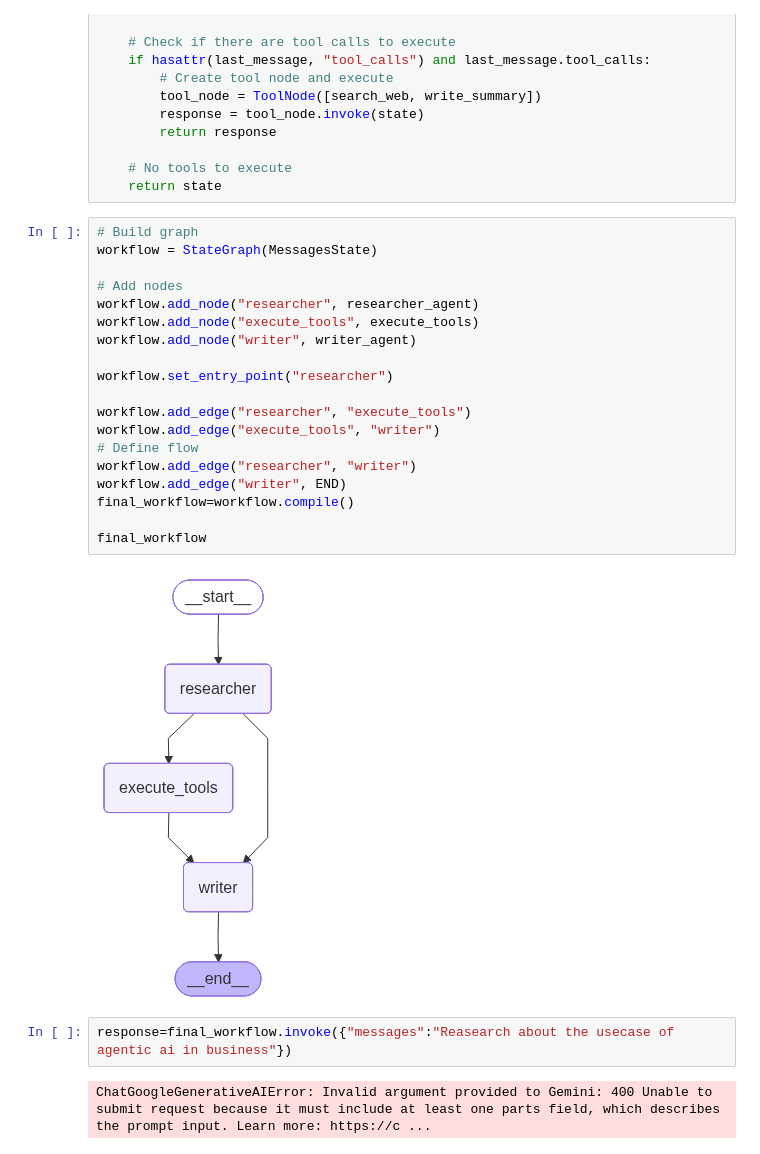
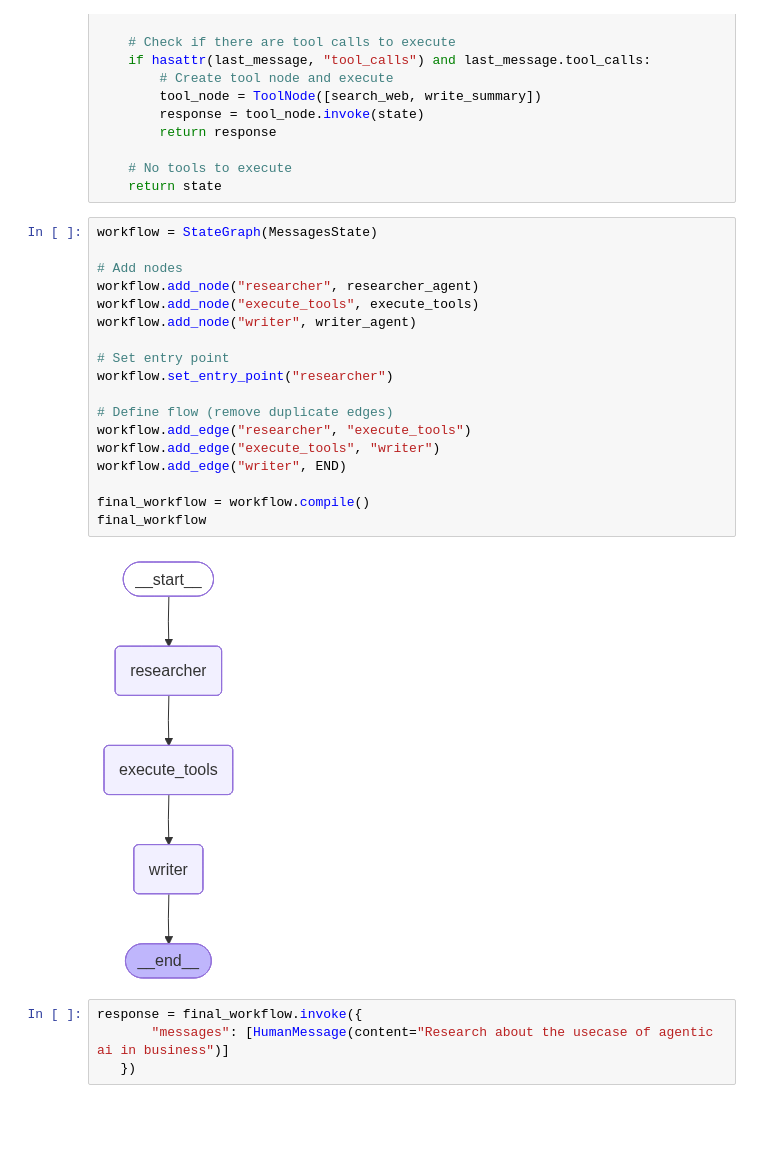
Before and after one commit to ahmadfaisal9900/LangGraph-Basics, a Jupyter notebook: Multi-Agent/multi_ai_agent.ipynb, the cells around one changed output. Cells and saved outputs as stored; diff of their text form; blank space fills up the shorter version.

```diff
--- a/Multi-Agent/multi_ai_agent.ipynb
+++ b/Multi-Agent/multi_ai_agent.ipynb
@@ -95,29 +95,28 @@ def execute_tools(state: AgentState):
     # No tools to execute
     return state
 # %%
-# Build graph
 workflow = StateGraph(MessagesState)
 
 # Add nodes
 workflow.add_node("researcher", researcher_agent)
 workflow.add_node("execute_tools", execute_tools)
 workflow.add_node("writer", writer_agent)
 
+# Set entry point
 workflow.set_entry_point("researcher")
 
+# Define flow (remove duplicate edges)
 workflow.add_edge("researcher", "execute_tools")
 workflow.add_edge("execute_tools", "writer")
-# Define flow
-workflow.add_edge("researcher", "writer")
 workflow.add_edge("writer", END)
-final_workflow=workflow.compile()
 
+final_workflow = workflow.compile()
 final_workflow
 # %% [output]
-[figure, old version]
+[figure, new version]
 # %%
-response=final_workflow.invoke({"messages":"Reasearch about the usecase of agentic ai in business"})
+response = final_workflow.invoke({
+       "messages": [HumanMessage(content="Research about the usecase of agentic ai in business")]
+   })
-# %% [output]
-ChatGoogleGenerativeAIError: Invalid argument provided to Gemini: 400 Unable to submit request because it must include at least one parts field, which describes the prompt input. Learn more: https://c ...
 # %%
 response["messages"][-1].content
```
Also changed, not shown: parts of 16 cells of this notebook, 1 other file.
